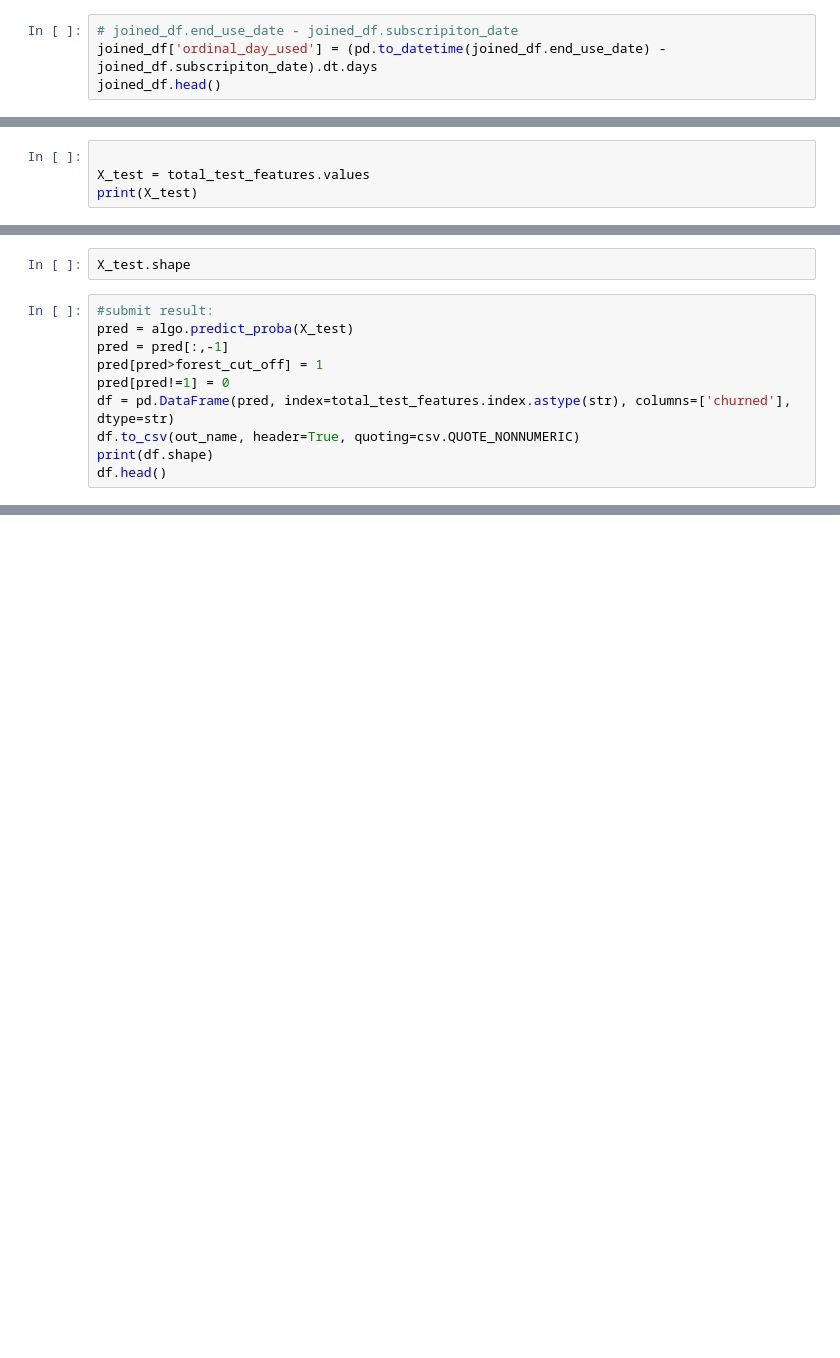
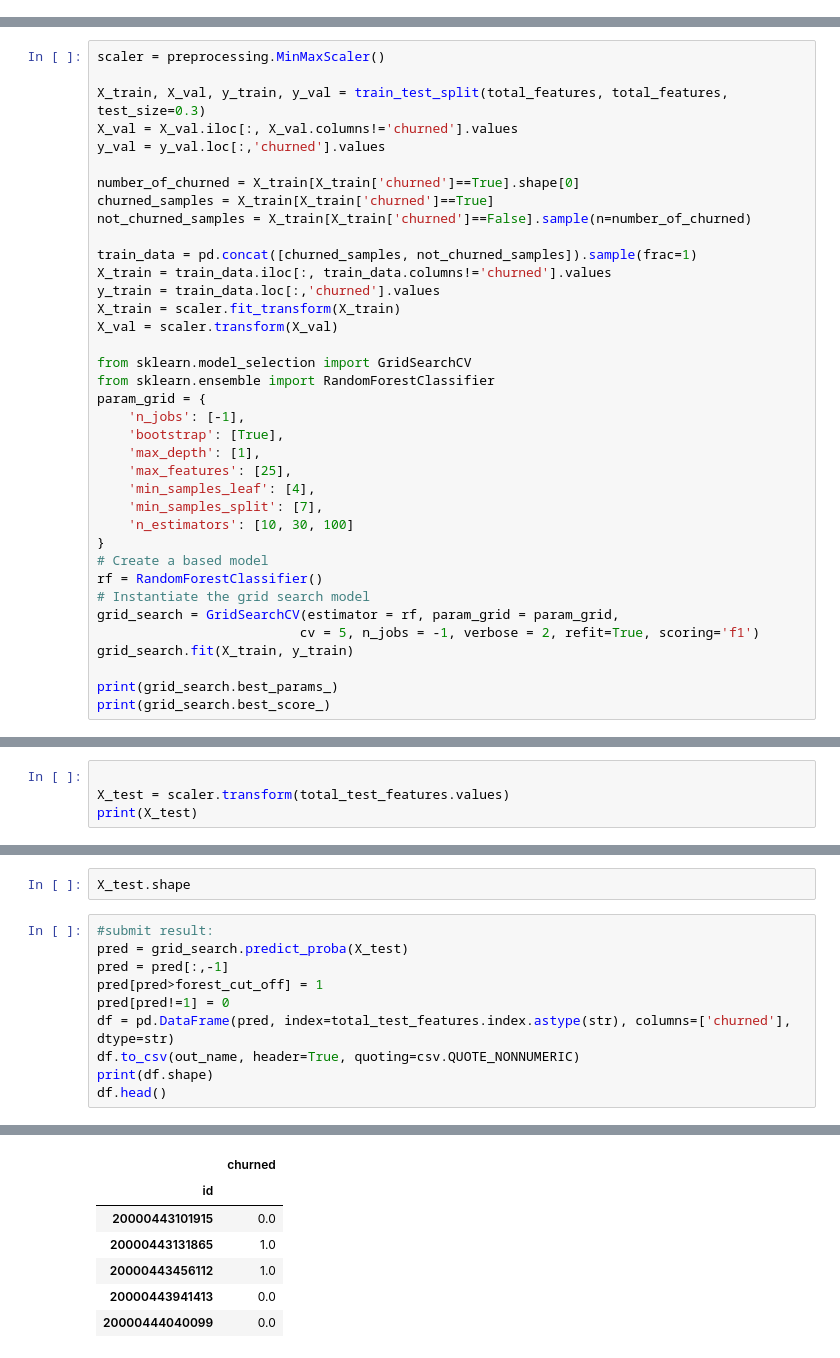
Before and after one commit to tomyitav/datahack-2018-challenge, a Jupyter notebook: datahack_2018.ipynb, the cells around one changed output, grey strips where cells are left out. Cells and saved outputs as stored; diff of their text form; blank space fills up the shorter version.

Commit message:
grid search and daily features

```diff
--- a/datahack_2018.ipynb
+++ b/datahack_2018.ipynb
@@ -243,6 +361,2 @@ joined_df.head()
-# %%
-# joined_df.end_use_date - joined_df.subscripiton_date
-joined_df['ordinal_day_used'] = (pd.to_datetime(joined_df.end_use_date) - joined_df.subscripiton_date).dt.days
-joined_df.head()
 # %% [markdown]
 ### Grouping by ordinal day
@@ -293,3 +414,40 @@ from imblearn.pipeline import Pipeline
 from sklearn.preprocessing import StandardScaler
 from sklearn.model_selection import GridSearchCV
 from imblearn.over_sampling import SMOTE
+# %%
+scaler = preprocessing.MinMaxScaler()
+
+X_train, X_val, y_train, y_val = train_test_split(total_features, total_features, test_size=0.3)
+X_val = X_val.iloc[:, X_val.columns!='churned'].values
+y_val = y_val.loc[:,'churned'].values
+
+number_of_churned = X_train[X_train['churned']==True].shape[0]
+churned_samples = X_train[X_train['churned']==True]
+not_churned_samples = X_train[X_train['churned']==False].sample(n=number_of_churned)
+
+train_data = pd.concat([churned_samples, not_churned_samples]).sample(frac=1)
+X_train = train_data.iloc[:, train_data.columns!='churned'].values
+y_train = train_data.loc[:,'churned'].values
+X_train = scaler.fit_transform(X_train)
+X_val = scaler.transform(X_val)
+
+from sklearn.model_selection import GridSearchCV
+from sklearn.ensemble import RandomForestClassifier
+param_grid = {
+    'n_jobs': [-1],
+    'bootstrap': [True],
+    'max_depth': [1],
+    'max_features': [25],
+    'min_samples_leaf': [4],
+    'min_samples_split': [7],
+    'n_estimators': [10, 30, 100]
+}
+# Create a based model
+rf = RandomForestClassifier()
+# Instantiate the grid search model
+grid_search = GridSearchCV(estimator = rf, param_grid = param_grid,
+                          cv = 5, n_jobs = -1, verbose = 2, refit=True, scoring='f1')
+grid_search.fit(X_train, y_train)
+
+print(grid_search.best_params_)
+print(grid_search.best_score_)
@@ -430,4 +642,4 @@ total_test_features.head()
 # %%
 
-X_test = total_test_features.values
+X_test = scaler.transform(total_test_features.values)
 print(X_test)
@@ -435,7 +661,7 @@ print(X_test)
 X_test.shape
 # %%
 #submit result:
-pred = algo.predict_proba(X_test)
+pred = grid_search.predict_proba(X_test)
 pred = pred[:,-1]
 pred[pred>forest_cut_off] = 1
 pred[pred!=1] = 0
@@ -443,3 +669,4 @@ df = pd.DataFrame(pred, index=total_test_features.index.astype(str), columns=['c
 df.to_csv(out_name, header=True, quoting=csv.QUOTE_NONNUMERIC)
 print(df.shape)
 df.head()
+# %% [output]
@@ -445,0 +674,7 @@ df.head()
+|  | churned |
+| id |  |
+| 20000443101915 | 0.0 |
+| 20000443131865 | 1.0 |
+| 20000443456112 | 1.0 |
+| 20000443941413 | 0.0 |
+| 20000444040099 | 0.0 |
```
Also changed, not shown: parts of 45 cells of this notebook.
